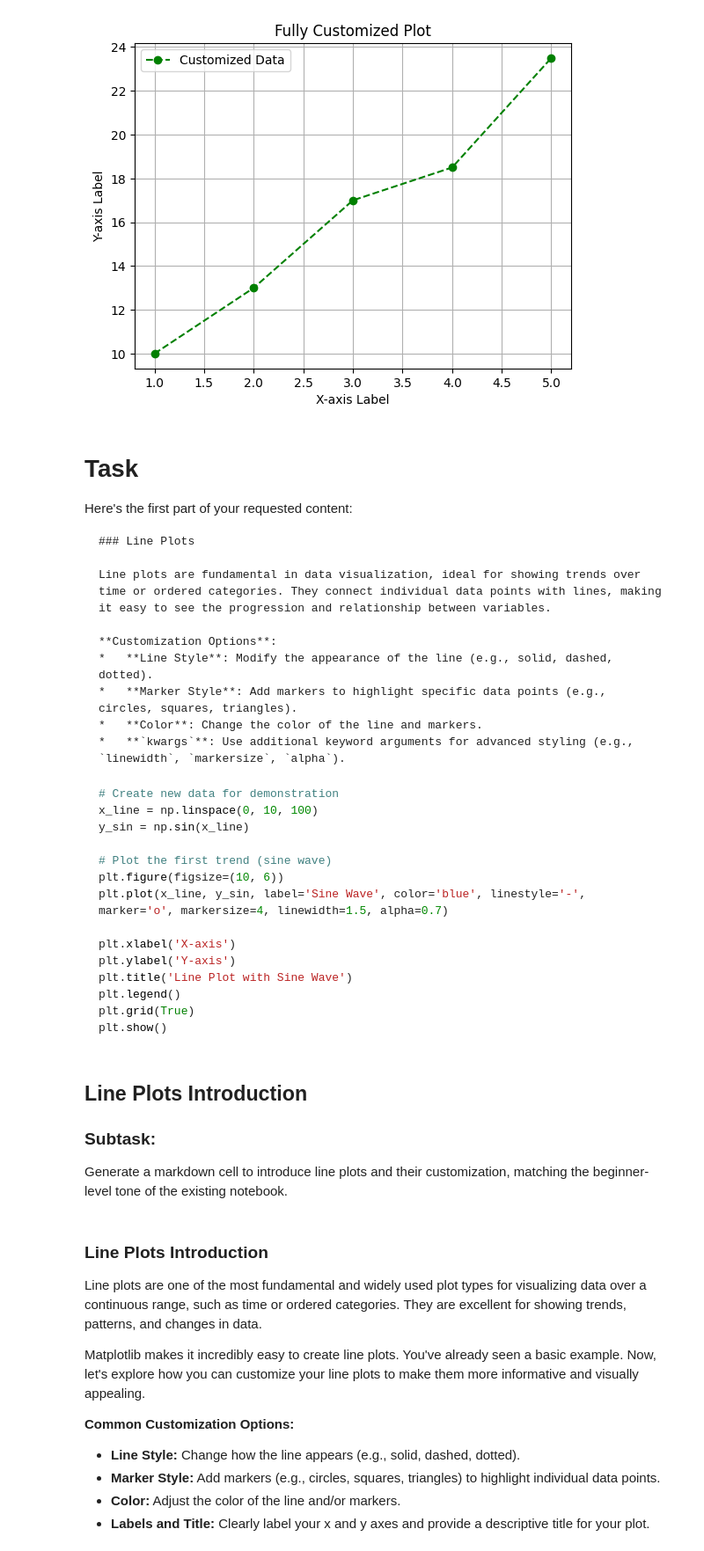
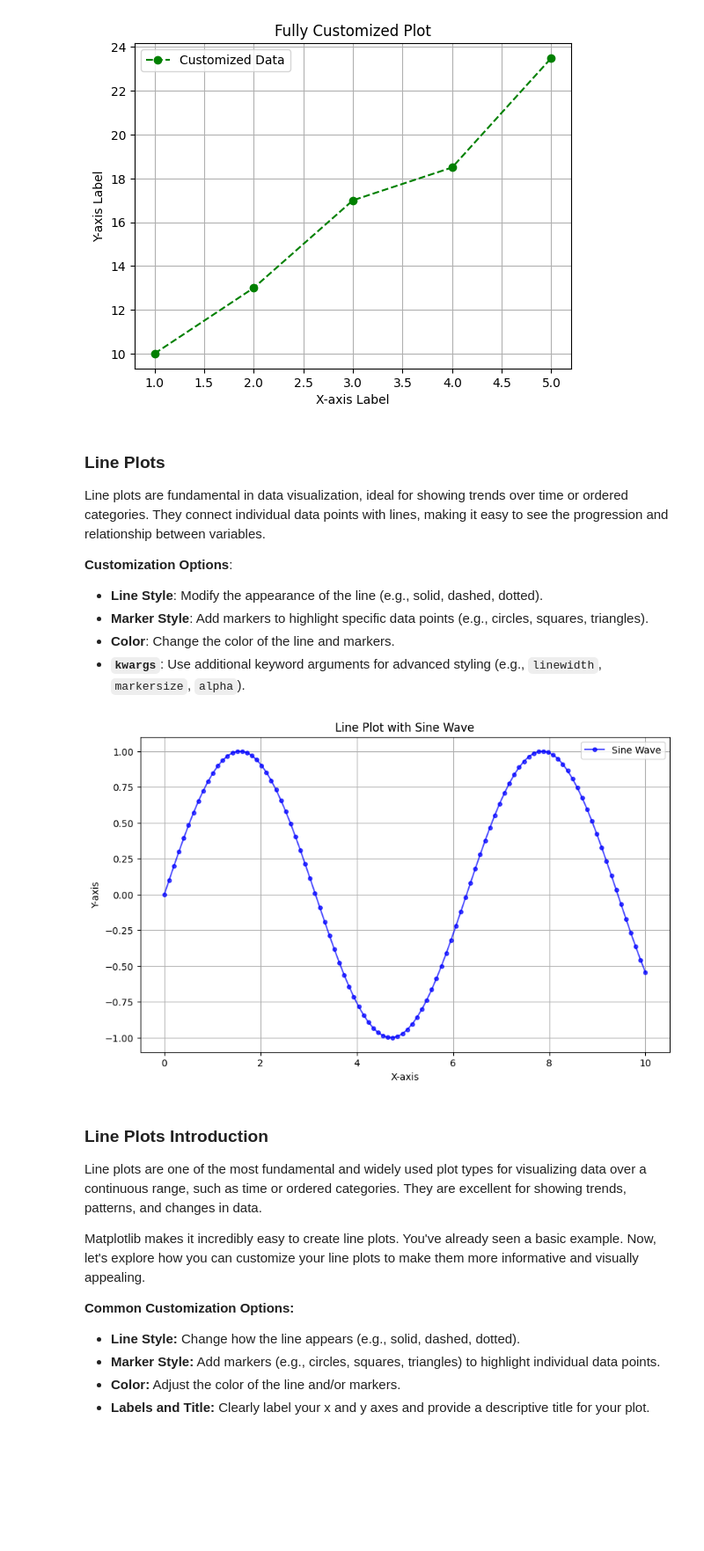
Before and after one commit to Shilpashree-S/PDA---23CSE313, a Jupyter notebook: Module_5_Introduction_to_Matplotlib.ipynb, the cells around one changed output. Shown at 88% size. Cells and saved outputs as stored; diff of their text form; code cells hidden in the pictures; blank space fills up the shorter version.

````diff
--- a/Module_5_Introduction_to_Matplotlib.ipynb
+++ b/Module_5_Introduction_to_Matplotlib.ipynb
@@ -114,9 +114,7 @@ plt.show()
 # %% [output]
 [figure]
 # %% [markdown]
-# Task
-Here's the first part of your requested content:
-```markdown
+
 ### Line Plots
 
 Line plots are fundamental in data visualization, ideal for showing trends over time or ordered categories. They connect individual data points with lines, making it easy to see the progression and relationship between variables.
@@ -126,28 +124,23 @@ Line plots are fundamental in data visualization, ideal for showing trends over
 *   **Marker Style**: Add markers to highlight specific data points (e.g., circles, squares, triangles).
 *   **Color**: Change the color of the line and markers.
 *   **`kwargs`**: Use additional keyword arguments for advanced styling (e.g., `linewidth`, `markersize`, `alpha`).
-```
-```python
-# Create new data for demonstration
-x_line = np.linspace(0, 10, 100)
-y_sin = np.sin(x_line)
-
-# Plot the first trend (sine wave)
-plt.figure(figsize=(10, 6))
-plt.plot(x_line, y_sin, label='Sine Wave', color='blue', linestyle='-', marker='o', markersize=4, linewidth=1.5, alpha=0.7)
-
-plt.xlabel('X-axis')
-plt.ylabel('Y-axis')
-plt.title('Line Plot with Sine Wave')
-plt.legend()
-plt.grid(True)
-plt.show()
-```
-# %% [markdown]
-## Line Plots Introduction
-
-### Subtask:
-Generate a markdown cell to introduce line plots and their customization, matching the beginner-level tone of the existing notebook.
+# %%
+# Create new data for demonstration
+x_line = np.linspace(0, 10, 100)
+y_sin = np.sin(x_line)
+
+# Plot the first trend (sine wave)
+plt.figure(figsize=(10, 6))
+plt.plot(x_line, y_sin, label='Sine Wave', color='blue', linestyle='-', marker='o', markersize=4, linewidth=1.5, alpha=0.7)
+
+plt.xlabel('X-axis')
+plt.ylabel('Y-axis')
+plt.title('Line Plot with Sine Wave')
+plt.legend()
+plt.grid(True)
+plt.show()
+# %% [output]
+[figure, added]
 # %% [markdown]
 ### Line Plots Introduction
 
````
Also changed, not shown: parts of 8 cells of this notebook.
